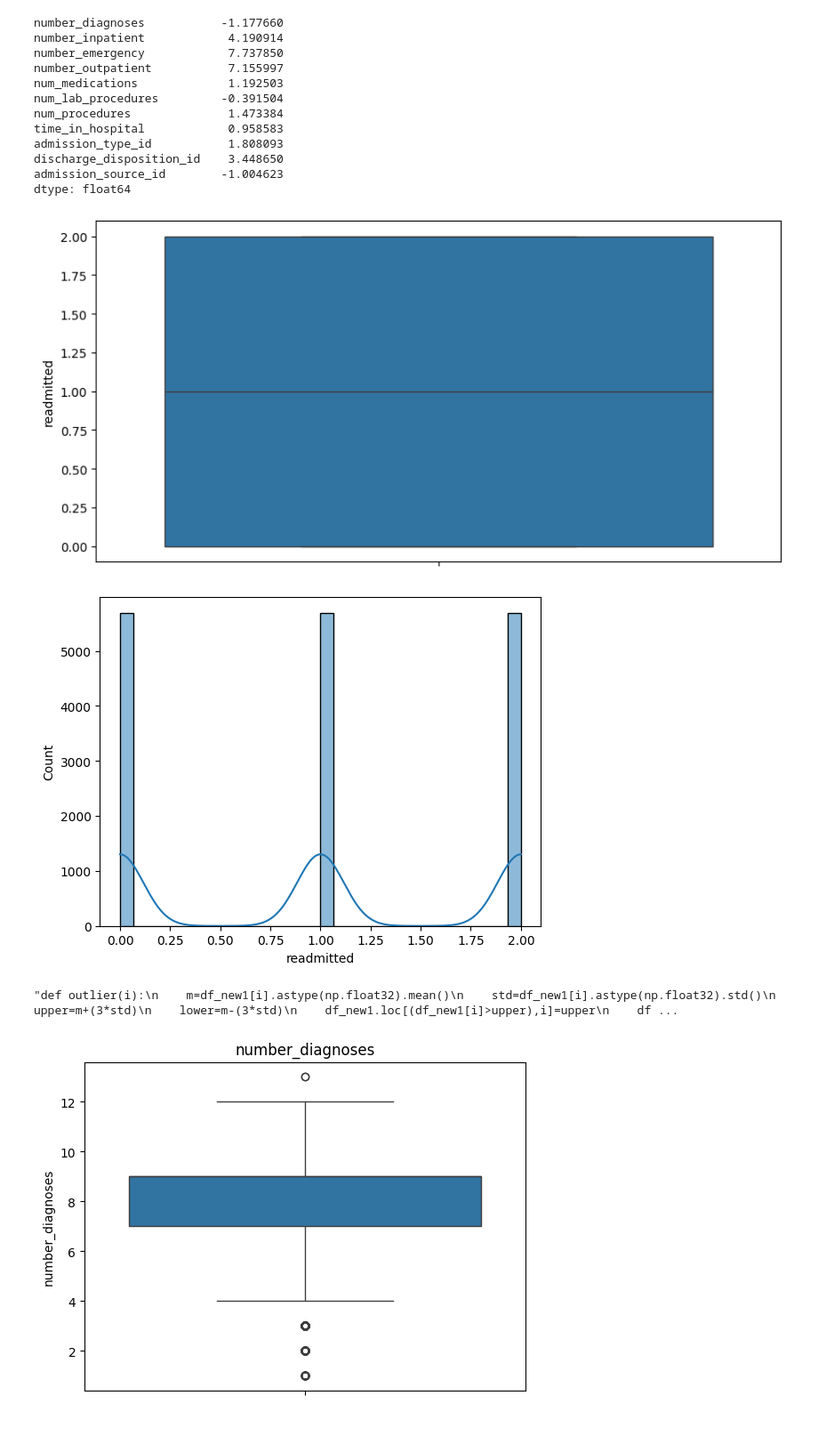
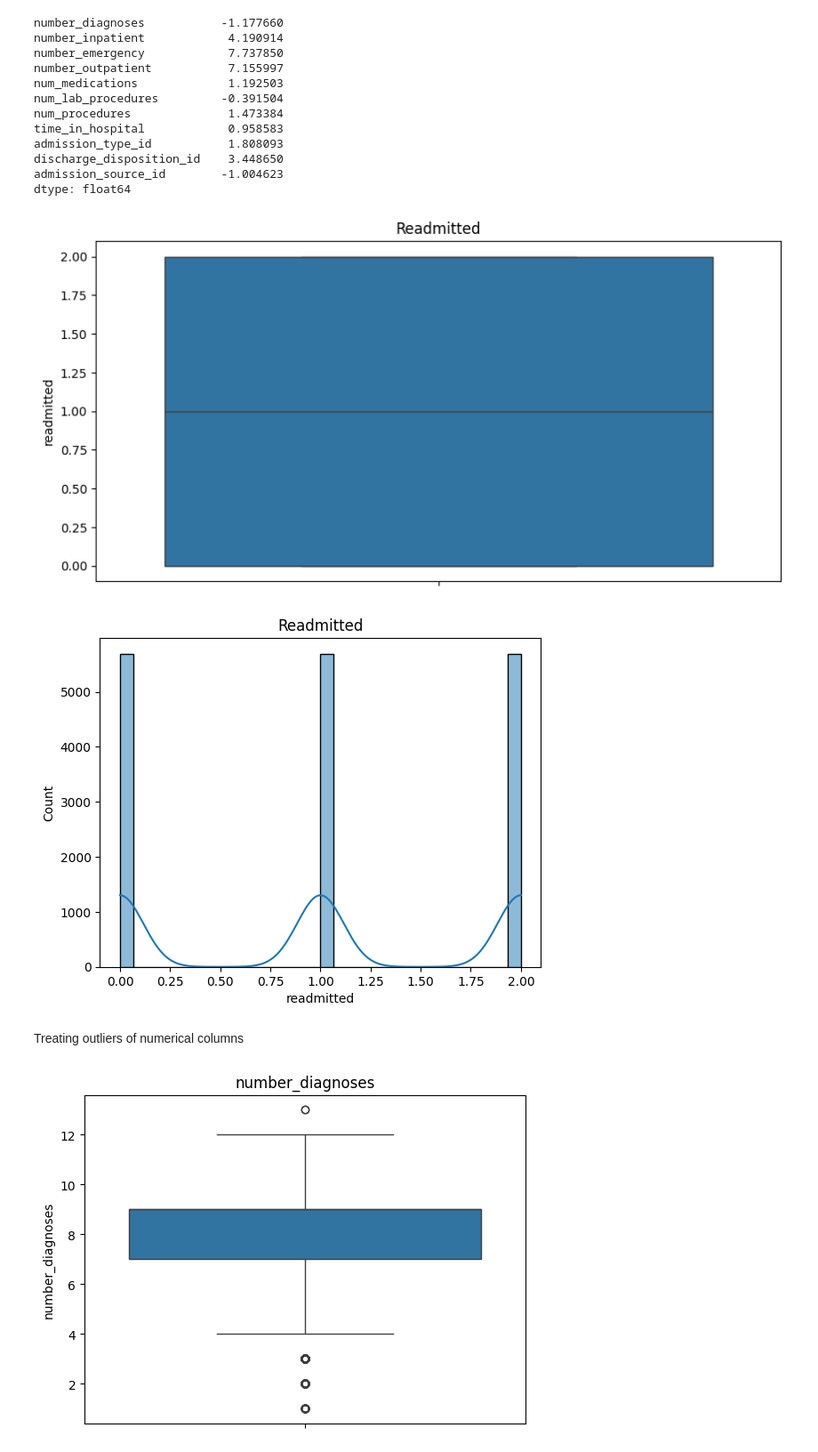
Before and after one commit to nikhilkurulibahulayan/determination-of-the-early-readmission-of-the-patient, a Jupyter notebook: project.ipynb, the cells around one changed output. Shown at 89% size. Drawn from its saved outputs; the diff is of its cells as text; code cells hidden in the pictures; blank space fills up the shorter version.

```diff
--- a/project.ipynb
+++ b/project.ipynb
@@ -203,6 +241,6 @@ Deleting the columns- **'Weight',payer_code&medical_specialty' because,max_glu_s
 # %%
 #Deleting some columns related to patient id which is unnecessary to the model building
-df_new=df.drop(columns=['weight','medical_specialty','max_glu_serum','encounter_id','patient_nbr','diag_1','diag_2','diag_3'],axis=1)
+df_new=df.drop(columns=['weight','medical_specialty','max_glu_serum','encounter_id','patient_nbr'],axis=1)
 # %%
 #Gender analysis
 gender_analysis=df_new['gender'].value_counts(dropna=False)
@@ -651,38 +738,21 @@ discharge_disposition_id    3.448650
 admission_source_id        -1.004623
 dtype: float64
 # %%
+#Checking outliers or skewness of target variable
 plt.figure(figsize=(10,5))
 sns.boxplot(y=df_new1['readmitted'])
+plt.title('Readmitted')
 plt.show()
 # %% [output]
-[figure, old version]
+[figure, new version]
 # %%
 sns.histplot(data=df_new1,x='readmitted',bins=30,kde=True)
+plt.title('Readmitted')
 plt.show()
 # %% [output]
-[figure, old version]
+[figure, new version]
-# %%
-'''def outlier(i):
-    m=df_new1[i].astype(np.float32).mean()
-    std=df_new1[i].astype(np.float32).std()
-    upper=m+(3*std)
-    lower=m-(3*std)
-    df_new1.loc[(df_new1[i]>upper),i]=upper
-    df_new1.loc[(df_new1[i]>lower),i]=lower
-    sns.boxplot(y=df_new1[i])
-    plt.title(i)
-    plt.show()
-    return
-outlier('number_diagnoses')
-outlier('number_inpatient')
-outlier('number_emergency')
-outlier('number_outpatient')
-outlier('num_medications')
-outlier('num_lab_procedures')
-outlier('num_procedures')
-outlier('time_in_hospital')'''
-# %% [output]
-"def outlier(i):\n    m=df_new1[i].astype(np.float32).mean()\n    std=df_new1[i].astype(np.float32).std()\n    upper=m+(3*std)\n    lower=m-(3*std)\n    df_new1.loc[(df_new1[i]>upper),i]=upper\n    df ...
+# %% [markdown]
+Treating outliers of numerical columns
 # %%
 #Treating outliers using IQR method
 def outlier(i):
```
Also changed, not shown: parts of 74 cells of this notebook.
